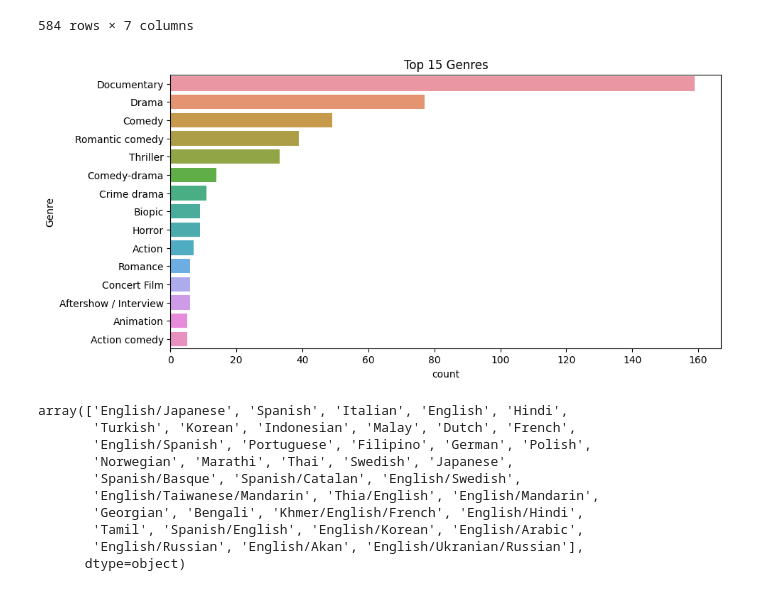
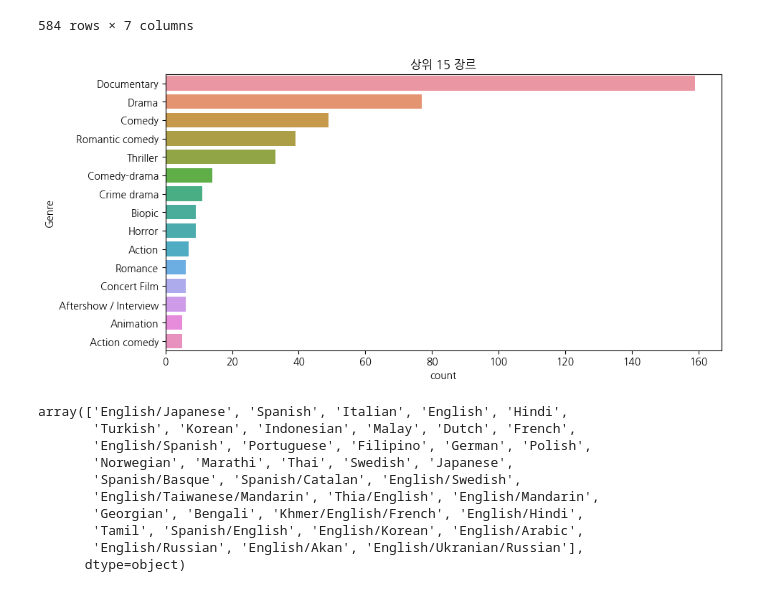
Before and after one commit to ggWoop/studygit, a Jupyter notebook: week10_statstics/practice_2.ipynb, the cells around one changed output. Cells and saved outputs as stored; diff of their text form; code cells hidden in the pictures.

```diff
--- a/week10_statstics/practice_2.ipynb
+++ b/week10_statstics/practice_2.ipynb
@@ -111,23 +111,24 @@ df
 # %%
 import seaborn as sns
 import matplotlib.pyplot as plt
 
 # 장르 별로 카운트
 genre_counts = df['Genre'].value_counts()
 
 # 상위 15개 장르 선택
 top15_genres = genre_counts[:15].index
 
 # 상위 15개 장르에 해당하는 데이터만 선택
 top15_data = df[df['Genre'].isin(top15_genres)]
 
 # 바 그래프
+plt.rc('font', family='NanumGothic')
 plt.figure(figsize=(10, 5))
-sns.countplot(y='Genre', data=top15_data, order=top15_genres)
-plt.title('Top 15 Genres')
+sns.countplot(y='장르', data=top15_data, order=top15_genres)
+plt.title('상위 15 장르')
 plt.show()
 # %% [output]
-[figure, old version]
+[figure, new version]
 # %%
 df['Language'].unique()
 # %% [output]
```
Also changed, not shown: parts of 18 cells of this notebook, 47 other files.
